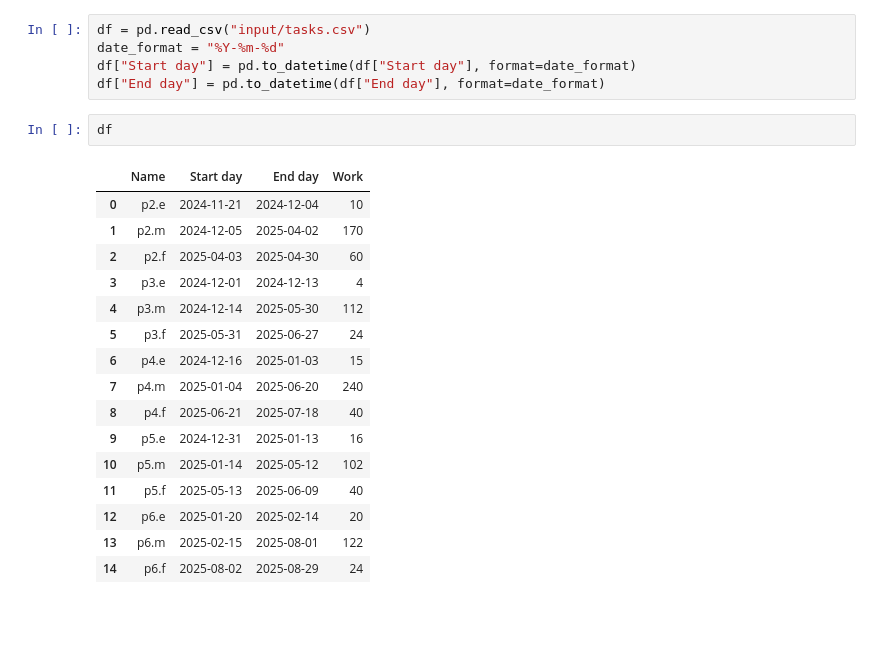
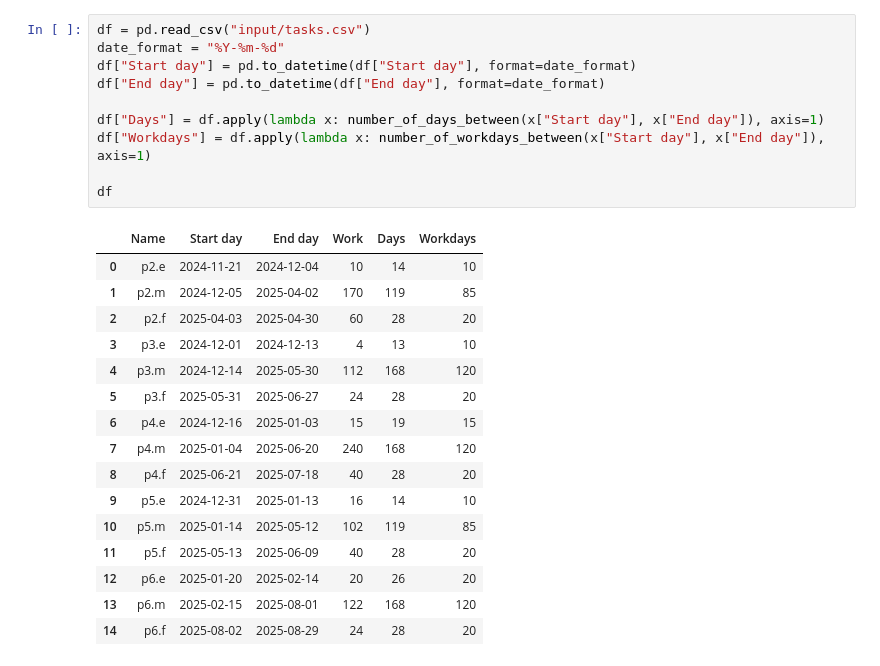
Before and after one commit to romz-pl/Jupyter-Python, a Jupyter notebook: 00-gantt-chart/gantt-chart.ipynb, the cells around one changed output. Saved outputs shown, nothing was run; the diff lists cells and outputs as text; blank space fills up the shorter version.

```diff
--- a/00-gantt-chart/gantt-chart.ipynb
+++ b/00-gantt-chart/gantt-chart.ipynb
@@ -6,27 +20,30 @@ import matplotlib.ticker as tck
 # %%
 df = pd.read_csv("input/tasks.csv")
 date_format = "%Y-%m-%d"
 df["Start day"] = pd.to_datetime(df["Start day"], format=date_format)
 df["End day"] = pd.to_datetime(df["End day"], format=date_format)
+
+df["Days"] = df.apply(lambda x: number_of_days_between(x["Start day"], x["End day"]), axis=1)
+df["Workdays"] = df.apply(lambda x: number_of_workdays_between(x["Start day"], x["End day"]), axis=1)
+
+df
+# %% [output]
+|  | Name | Start day | End day | Work | Days | Workdays |
+| 0 | p2.e | 2024-11-21 | 2024-12-04 | 10 | 14 | 10 |
+| 1 | p2.m | 2024-12-05 | 2025-04-02 | 170 | 119 | 85 |
+| 2 | p2.f | 2025-04-03 | 2025-04-30 | 60 | 28 | 20 |
+| 3 | p3.e | 2024-12-01 | 2024-12-13 | 4 | 13 | 10 |
+| 4 | p3.m | 2024-12-14 | 2025-05-30 | 112 | 168 | 120 |
+| 5 | p3.f | 2025-05-31 | 2025-06-27 | 24 | 28 | 20 |
+| 6 | p4.e | 2024-12-16 | 2025-01-03 | 15 | 19 | 15 |
+| 7 | p4.m | 2025-01-04 | 2025-06-20 | 240 | 168 | 120 |
+| 8 | p4.f | 2025-06-21 | 2025-07-18 | 40 | 28 | 20 |
+| 9 | p5.e | 2024-12-31 | 2025-01-13 | 16 | 14 | 10 |
+| 10 | p5.m | 2025-01-14 | 2025-05-12 | 102 | 119 | 85 |
+| 11 | p5.f | 2025-05-13 | 2025-06-09 | 40 | 28 | 20 |
+| 12 | p6.e | 2025-01-20 | 2025-02-14 | 20 | 26 | 20 |
+| 13 | p6.m | 2025-02-15 | 2025-08-01 | 122 | 168 | 120 |
+| 14 | p6.f | 2025-08-02 | 2025-08-29 | 24 | 28 | 20 |
-# %%
-df
-# %% [output]
-|  | Name | Start day | End day | Work |
-| 0 | p2.e | 2024-11-21 | 2024-12-04 | 10 |
-| 1 | p2.m | 2024-12-05 | 2025-04-02 | 170 |
-| 2 | p2.f | 2025-04-03 | 2025-04-30 | 60 |
-| 3 | p3.e | 2024-12-01 | 2024-12-13 | 4 |
-| 4 | p3.m | 2024-12-14 | 2025-05-30 | 112 |
-| 5 | p3.f | 2025-05-31 | 2025-06-27 | 24 |
-| 6 | p4.e | 2024-12-16 | 2025-01-03 | 15 |
-| 7 | p4.m | 2025-01-04 | 2025-06-20 | 240 |
-| 8 | p4.f | 2025-06-21 | 2025-07-18 | 40 |
-| 9 | p5.e | 2024-12-31 | 2025-01-13 | 16 |
-| 10 | p5.m | 2025-01-14 | 2025-05-12 | 102 |
-| 11 | p5.f | 2025-05-13 | 2025-06-09 | 40 |
-| 12 | p6.e | 2025-01-20 | 2025-02-14 | 20 |
-| 13 | p6.m | 2025-02-15 | 2025-08-01 | 122 |
-| 14 | p6.f | 2025-08-02 | 2025-08-29 | 24 |
 # %%
 df.dtypes
 # %% [output]
```
Also changed, not shown: parts of 6 cells of this notebook, 1 other file.
